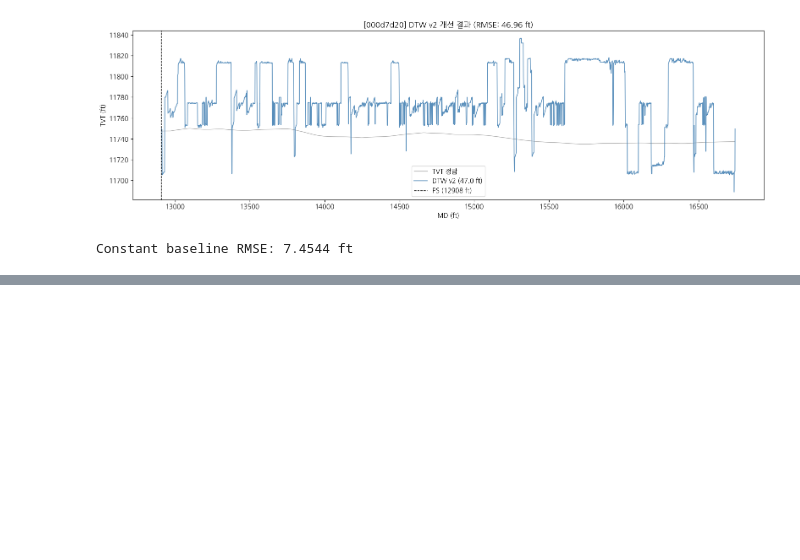
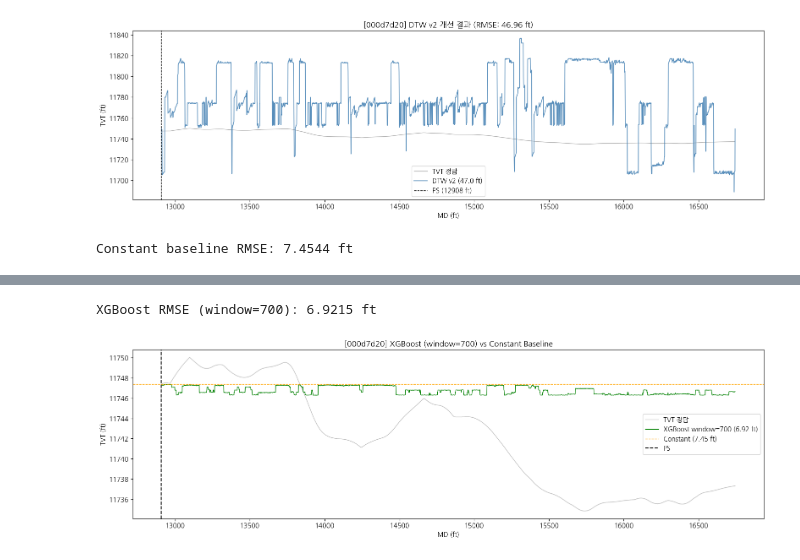
Before and after one commit to ChunHajin/wellbore-tvt-prediction, a Jupyter notebook: ROGII.ipynb, the cells around one changed output, grey strips where cells are left out. Cells and saved outputs as stored; diff of their text form; code cells hidden in the pictures; blank space fills up the shorter version.

```diff
--- a/ROGII.ipynb
+++ b/ROGII.ipynb
@@ -543,0 +623,46 @@ Constant baseline RMSE: 7.4544 ft
+# %%
+# PS 직전 평탄 구간만 학습에 사용
+TRAIN_WINDOW = 700 # 값 조정하며 최적 RMSE 결정 (=700)
+
+train_df = hw_before.tail(TRAIN_WINDOW).dropna(subset=feature_cols + ['TVT'])
+X_train  = train_df[feature_cols]
+y_train  = train_df['TVT']
+
+model = XGBRegressor(
+    n_estimators=300,
+    max_depth=4,
+    learning_rate=0.05,
+    subsample=0.8,
+    colsample_bytree=0.8,
+    random_state=42,
+    verbosity=0
+)
+model.fit(X_train, y_train)
+
+test_df = hw_after.dropna(subset=feature_cols)
+preds   = model.predict(test_df[feature_cols])
+
+rmse_xgb = np.sqrt(mean_squared_error(test_df['TVT'], preds))
+print(f'XGBoost RMSE (window={TRAIN_WINDOW}): {rmse_xgb:.4f} ft')
+# %% [output]
+XGBoost RMSE (window=700): 6.9215 ft
+# %%
+# [XGBoost 시각화: window=700]
+fig, ax = plt.subplots(figsize=(16, 5))
+
+ax.plot(hw_after['MD'], hw_after['TVT'],
+        color='gray', alpha=0.5, linewidth=1, label='TVT 정답')
+ax.plot(test_df['MD'], preds,
+        color='green', linewidth=1, label=f'XGBoost window=700 ({rmse_xgb:.2f} ft)')
+ax.axhline(hw_before['TVT_input'].dropna().iloc[-1],
+           color='orange', linestyle='--', linewidth=1, label=f'Constant (7.45 ft)')
+ax.axvline(hw.loc[ps_idx, 'MD'], color='black', linestyle='--', label='PS')
+
+ax.set_xlabel('MD (ft)')
+ax.set_ylabel('TVT (ft)')
+ax.set_title(f'[{WELL_NAME}] XGBoost (window=700) vs Constant Baseline')
+ax.legend()
+plt.tight_layout()
+plt.show()
+# %% [output]
+[figure, added]
```
Also changed, not shown: parts of 29 cells of this notebook.
